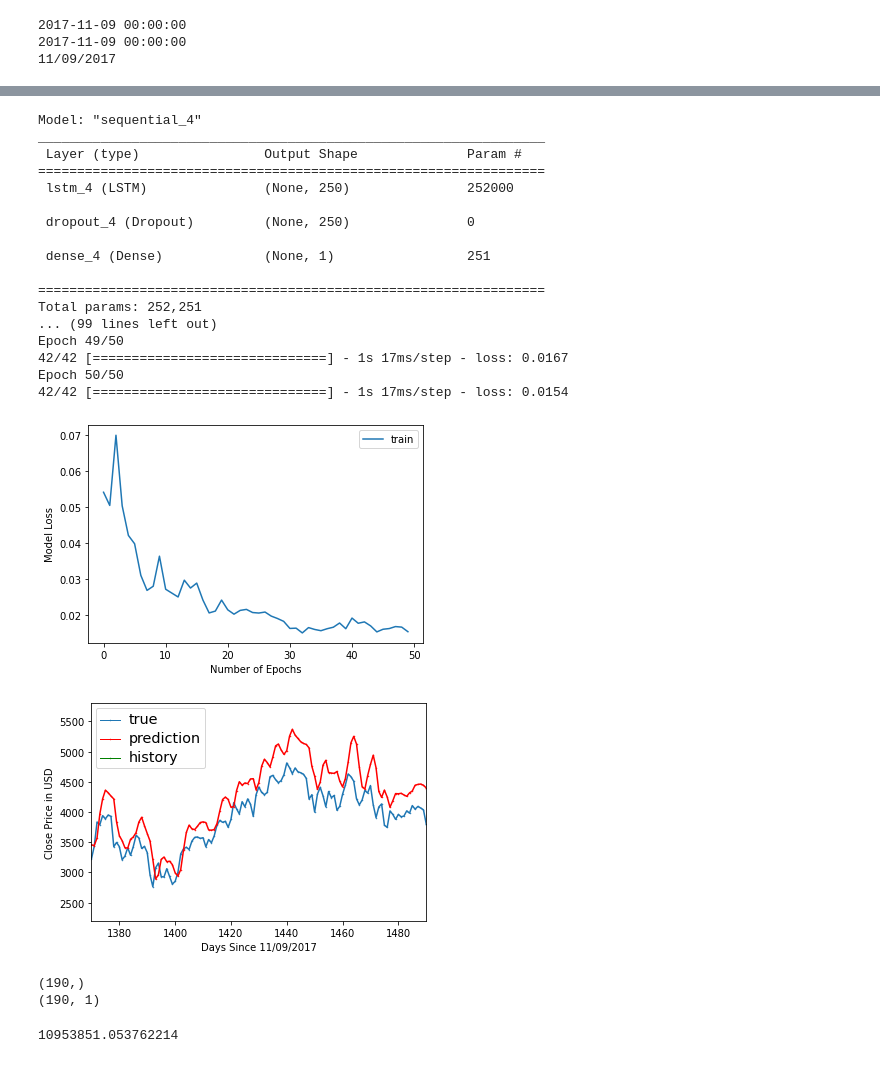
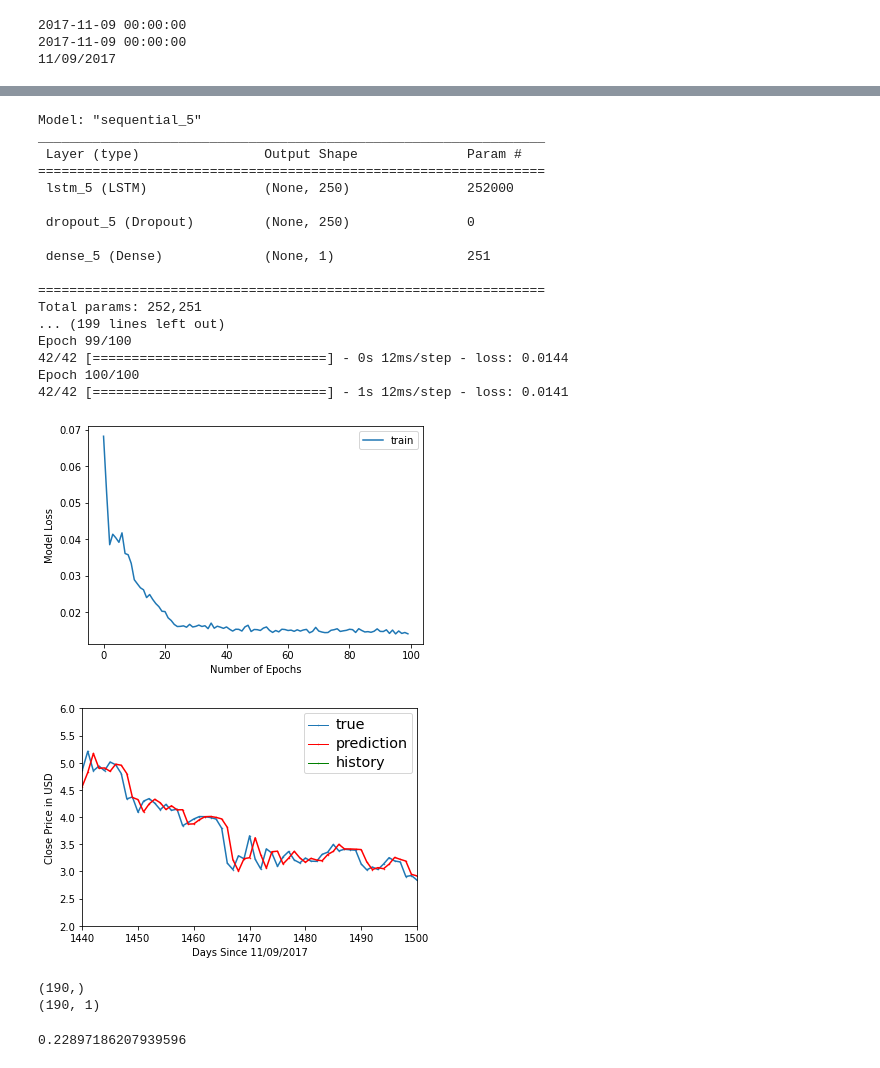
Before and after one commit to cybertraining-dsc/su21-reu-361, a Jupyter notebook: project/code/yfinance-lstm.ipynb, the cells around one changed output, grey strips where cells are left out. Saved outputs shown, nothing was run; the diff lists cells and outputs as text; code cells hidden in the pictures.

```diff
--- a/project/code/yfinance-lstm.ipynb
+++ b/project/code/yfinance-lstm.ipynb
@@ -28,6 +29,7 @@ pdfpath = desktop2 + "\\"+cryptoName+"-prediction-model.pdf"
 pdfpath2 = desktop2 + "\\"+cryptoName+"-prediction-model-zoomed.pdf"
 pdfpath3 = desktop2 + "\\"+cryptoName+"-price.pdf"
 pdfpath4 = desktop2 + "\\"+cryptoName+"-training-loss.pdf"
+pdfpath5 = desktop2 + "\\"+cryptoName+"-epoch.pdf"
 
 
 register_matplotlib_converters()
@@ -134,30 +136,30 @@ model.summary()
 
 history = model.fit(
     X_train, y_train,
-    epochs=50,
+    epochs=100,
     batch_size=32,
     shuffle=False
 )
 
 StopWatch.stop("Training time")
 # %% [output]
-Model: "sequential_4"
+Model: "sequential_5"
 _________________________________________________________________
  Layer (type)                Output Shape              Param #
 =================================================================
- lstm_4 (LSTM)               (None, 250)               252000
+ lstm_5 (LSTM)               (None, 250)               252000
 
- dropout_4 (Dropout)         (None, 250)               0
+ dropout_5 (Dropout)         (None, 250)               0
 
- dense_4 (Dense)             (None, 1)                 251
+ dense_5 (Dense)             (None, 1)                 251
 
 =================================================================
 Total params: 252,251
-... (99 lines left out)
-Epoch 49/50
-42/42 [==============================] - 1s 17ms/step - loss: 0.0167
-Epoch 50/50
-42/42 [==============================] - 1s 17ms/step - loss: 0.0154
+... (199 lines left out)
+Epoch 99/100
+42/42 [==============================] - 0s 12ms/step - loss: 0.0144
+Epoch 100/100
+42/42 [==============================] - 1s 12ms/step - loss: 0.0141
 # %%
 # Plotting the loss
 plt.plot(history.history['loss'], label='train')
@@ -167,7 +169,7 @@ plt.xlabel('Number of Epochs')
 plt.savefig(pdfpath4, dpi=300)
 plt.show()
 # %% [output]
-[figure, old version]
+[figure, new version]
 # %%
 StopWatch.start("Prediction time")
 
@@ -182,24 +184,25 @@ y_train = y_train*(train_max[0] - train_min[0]) + train_min[0]
 # %%
 # Plotting the results
 plt.plot(np.arange(len(y_train), len(y_train) + len(y_test)), y_test.flatten(), marker='.', markersize=1, label="true")
 plt.plot(np.arange(len(y_train), len(y_train) + len(y_test)), y_pred.flatten(), 'r', marker='.', markersize=1, label="prediction")
 plt.plot(np.arange(0, len(y_train)), y_train.flatten(), 'g', marker='.', markersize=1, label="history")
 plt.ylabel('Close Price in USD')
 plt.xlabel('Days Since '+trueFirstDate)
 leg = plt.legend()
 leg_lines = leg.get_lines()
 leg_texts = leg.get_texts()
 plt.setp(leg_lines, linewidth=1)
 plt.setp(leg_texts, fontsize='x-large')
 plt.savefig(pdfpath, dpi=300)
 #doge plt.axis([1350, 1450, 0.14, 0.35])
 #btc plt.axis([2490, 2650, 34000, 73000])
 #eth plt.axis([1370, 1490, 2200, 5800])
-plt.axis([1370, 1490, 2200, 5800])
-plt.savefig(pdfpath2, dpi=300)
+plt.axis([1440, 1500, 2, 6])
+#plt.title('5 Epochs', fontsize=20)
+plt.savefig(pdfpath5, dpi=300)
 plt.show()
 # %% [output]
-[figure, old version]
+[figure, new version]
 # %%
 print(y_test.shape)
 print(y_pred.shape)
@@ -208,11 +211,11 @@ print(y_pred.shape)
 (190, 1)
 # %%
 ## Outputs error in United States Dollars
-mean_squared_error(y_test, y_pred)
+math.sqrt(mean_squared_error(y_test, y_pred))
 
 ## Create a table of the error against the number of epochs
 # %% [output]
-10953851.053762214
+0.22897186207939596
 # %%
 StopWatch.stop("Overall time")
 StopWatch.benchmark()
```
Also changed, not shown: parts of 4 cells of this notebook.
